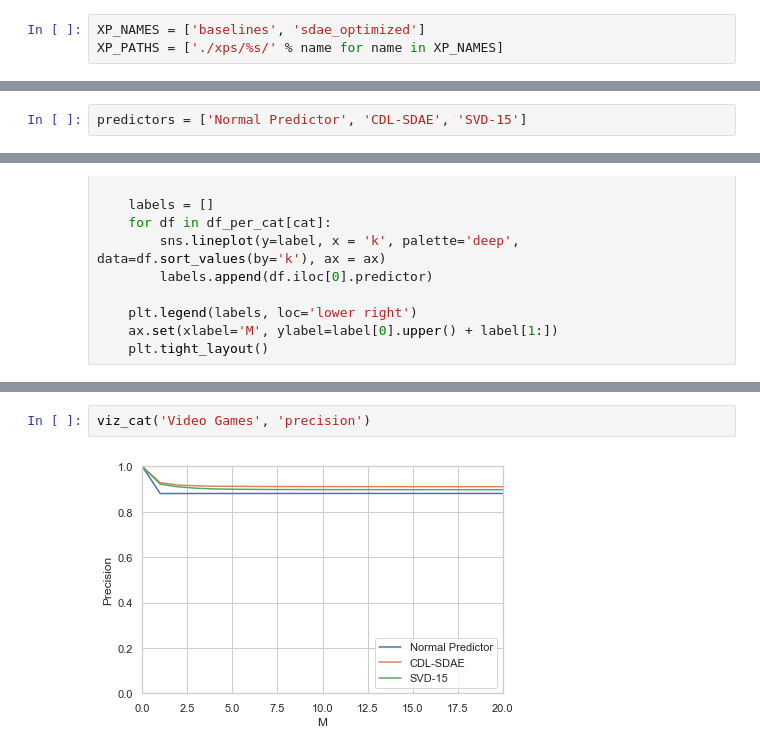
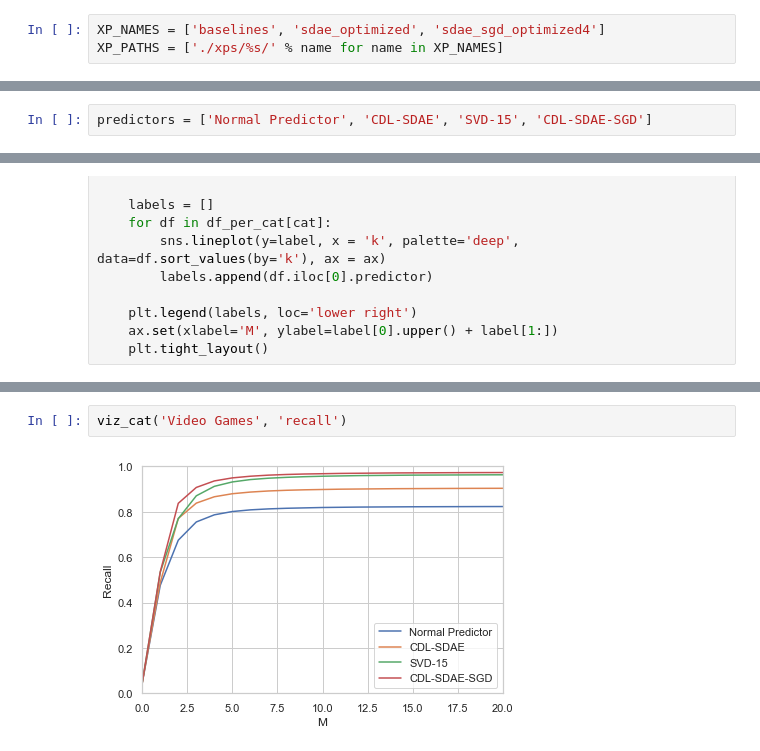
Before and after one commit to rorki/Recommender-Systems, a Jupyter notebook: graphs_krecall.ipynb, the cells around one changed output, grey strips where cells are left out. Cells and saved outputs as stored; diff of their text form.

```diff
--- a/graphs_krecall.ipynb
+++ b/graphs_krecall.ipynb
@@ -19,7 +19,7 @@ sns.set_style(style='whitegrid')
 
 %matplotlib inline
 # %%
-XP_NAMES = ['baselines', 'sdae_optimized']
+XP_NAMES = ['baselines', 'sdae_optimized', 'sdae_sgd_optimized4']
 XP_PATHS = ['./xps/%s/' % name for name in XP_NAMES]
 # %%
 XP_PATHS
@@ -47,7 +47,7 @@ categories
  'Toys and Games',
  'Video Games']
 # %%
-predictors = ['Normal Predictor', 'CDL-SDAE', 'SVD-15']
+predictors = ['Normal Predictor', 'CDL-SDAE', 'SVD-15', 'CDL-SDAE-SGD']
 # %%
 lookup_paths =  [path + f for path in XP_PATHS for f in os.listdir(path)]
 # %%
@@ -123,4 +132,4 @@ viz_cat('Books')
 # %%
-viz_cat('Video Games', 'precision')
+viz_cat('Video Games', 'recall')
 # %% [output]
-[figure, old version]
+[figure, new version]
```
Also changed, not shown: parts of 7 cells of this notebook, 20 other files.
